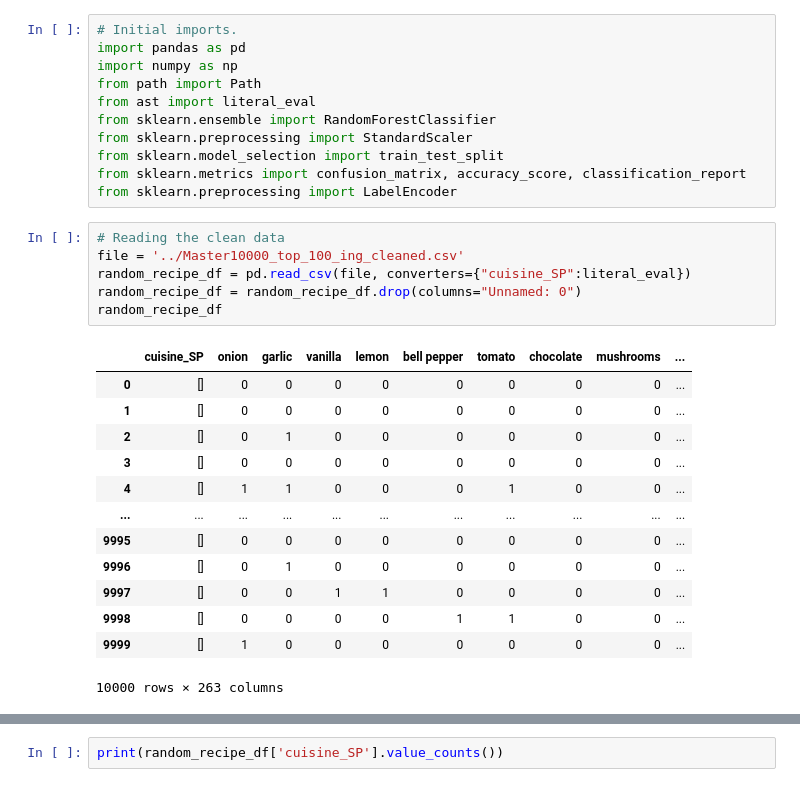
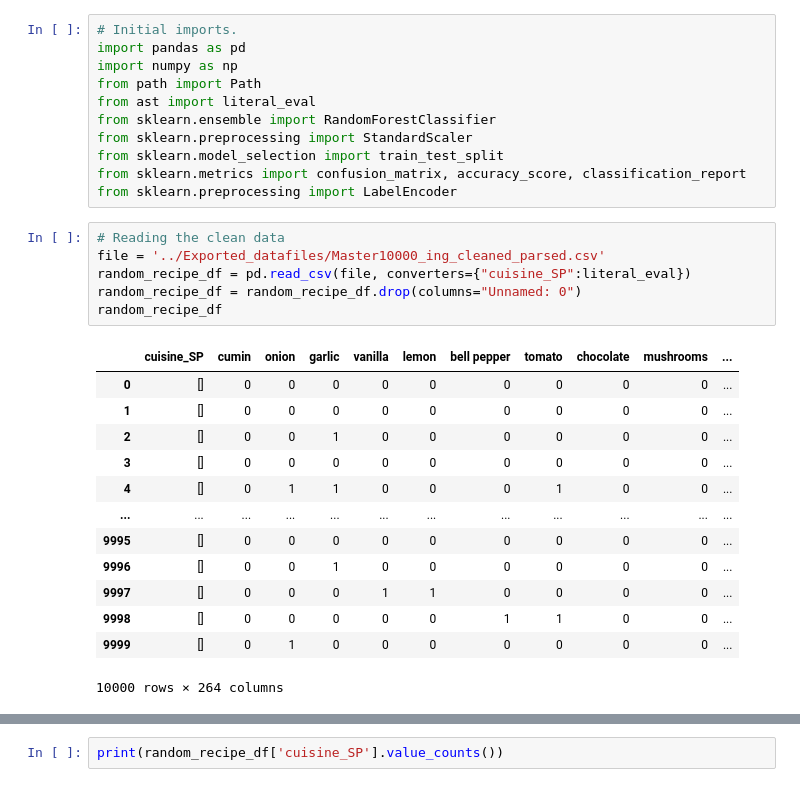
Before and after one commit to ccwillmore/Recipe_project, a Jupyter notebook: Random_forests_models/Random_forest.ipynb, the cells around one changed output, grey strips where cells are left out. Drawn from its saved outputs; the diff is of its cells as text.

Commit message:
reran the Random forest model with the correct ingredient data and exported the data with corrected names to Exported_datafiles

```diff
--- a/Random_forests_models/Random_forest.ipynb
+++ b/Random_forests_models/Random_forest.ipynb
@@ -11,21 +11,21 @@ from sklearn.metrics import confusion_matrix, accuracy_score, classification_rep
 from sklearn.preprocessing import LabelEncoder
 # %%
 # Reading the clean data
-file = '../Master10000_top_100_ing_cleaned.csv'
+file = '../Exported_datafiles/Master10000_ing_cleaned_parsed.csv'
 random_recipe_df = pd.read_csv(file, converters={"cuisine_SP":literal_eval})
 random_recipe_df = random_recipe_df.drop(columns="Unnamed: 0")
 random_recipe_df
 # %% [output]
-|  | cuisine_SP | onion | garlic | vanilla | lemon | bell pepper | tomato | chocolate | mushrooms | ... |
-| 0 | [] | 0 | 0 | 0 | 0 | 0 | 0 | 0 | 0 | ... |
-| 1 | [] | 0 | 0 | 0 | 0 | 0 | 0 | 0 | 0 | ... |
-| 2 | [] | 0 | 1 | 0 | 0 | 0 | 0 | 0 | 0 | ... |
-| 3 | [] | 0 | 0 | 0 | 0 | 0 | 0 | 0 | 0 | ... |
-| 4 | [] | 1 | 1 | 0 | 0 | 0 | 1 | 0 | 0 | ... |
-| ... | ... | ... | ... | ... | ... | ... | ... | ... | ... | ... |
-| 9995 | [] | 0 | 0 | 0 | 0 | 0 | 0 | 0 | 0 | ... |
-| 9996 | [] | 0 | 1 | 0 | 0 | 0 | 0 | 0 | 0 | ... |
-| 9997 | [] | 0 | 0 | 1 | 1 | 0 | 0 | 0 | 0 | ... |
-| 9998 | [] | 0 | 0 | 0 | 0 | 1 | 1 | 0 | 0 | ... |
-| 9999 | [] | 1 | 0 | 0 | 0 | 0 | 0 | 0 | 0 | ... |
+|  | cuisine_SP | cumin | onion | garlic | vanilla | lemon | bell pepper | tomato | chocolate | mushrooms | ... |
+| 0 | [] | 0 | 0 | 0 | 0 | 0 | 0 | 0 | 0 | 0 | ... |
+| 1 | [] | 0 | 0 | 0 | 0 | 0 | 0 | 0 | 0 | 0 | ... |
+| 2 | [] | 0 | 0 | 1 | 0 | 0 | 0 | 0 | 0 | 0 | ... |
+| 3 | [] | 0 | 0 | 0 | 0 | 0 | 0 | 0 | 0 | 0 | ... |
+| 4 | [] | 0 | 1 | 1 | 0 | 0 | 0 | 1 | 0 | 0 | ... |
+| ... | ... | ... | ... | ... | ... | ... | ... | ... | ... | ... | ... |
+| 9995 | [] | 0 | 0 | 0 | 0 | 0 | 0 | 0 | 0 | 0 | ... |
+| 9996 | [] | 0 | 0 | 1 | 0 | 0 | 0 | 0 | 0 | 0 | ... |
+| 9997 | [] | 0 | 0 | 0 | 1 | 1 | 0 | 0 | 0 | 0 | ... |
+| 9998 | [] | 0 | 0 | 0 | 0 | 0 | 1 | 1 | 0 | 0 | ... |
+| 9999 | [] | 0 | 1 | 0 | 0 | 0 | 0 | 0 | 0 | 0 | ... |
-10000 rows × 263 columns
+10000 rows × 264 columns
```
Also changed, not shown: parts of 13 cells of this notebook, 1 other file.
